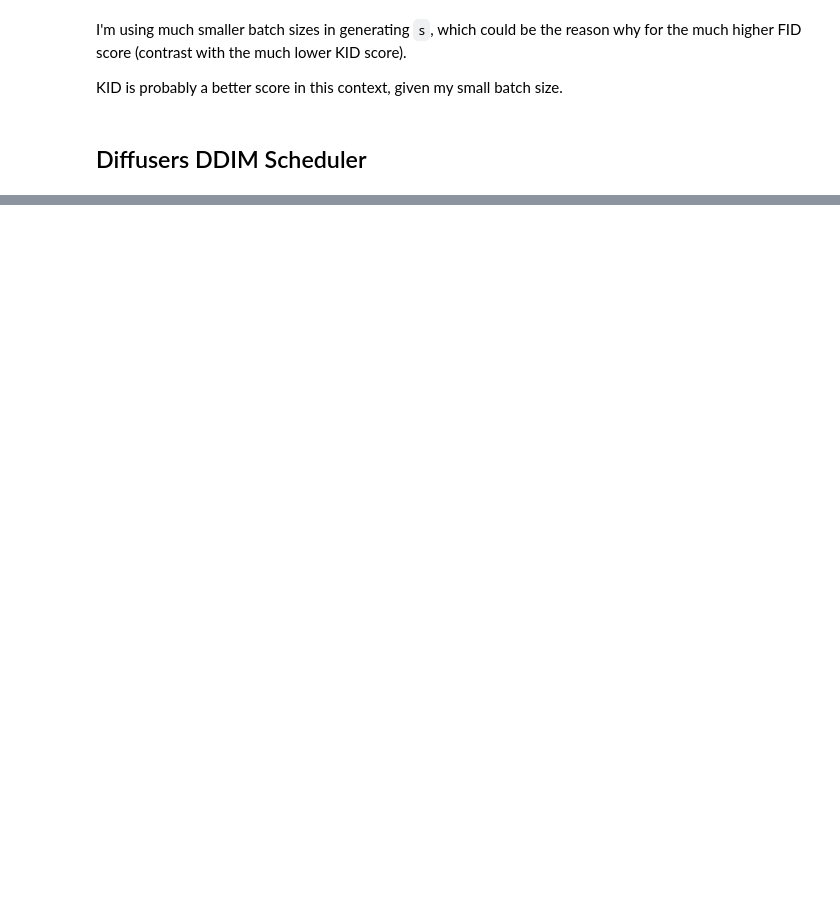
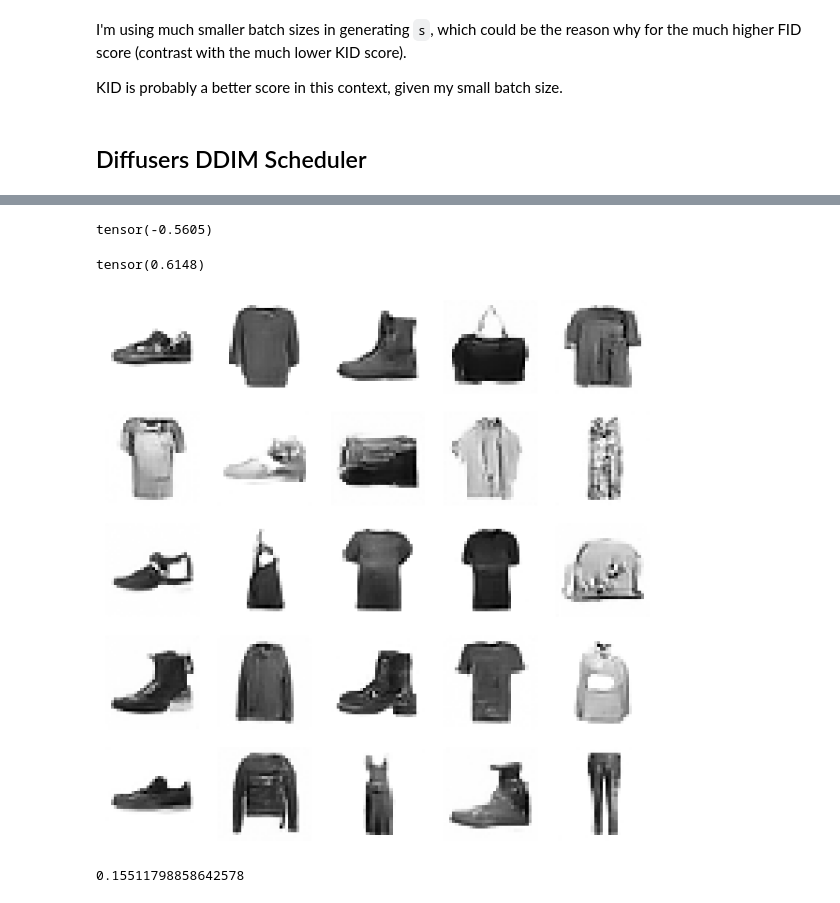
Before and after one commit to 0xSingletOnly/pdlfc, a Jupyter notebook: 20_DDIM.ipynb, the cells around one changed output, grey strips where cells are left out. Saved outputs shown, nothing was run; the diff lists cells and outputs as text; code cells hidden in the pictures; blank space fills up the shorter version.

Commit message:
implement 20_DDIM nb

```diff
--- a/20_DDIM.ipynb
+++ b/20_DDIM.ipynb
@@ -149,0 +178,25 @@ ie.kid(s)
+# %%
+def ddim_step(x_t, t, noise, abar_t, abar_t1, eta):
+    sigma = eta * ((1 - abar_t1)/(1-abar_t)).sqrt() * (1 - abar_t/abar_t1).sqrt()
+    x_0_hat = (x_t - (1-abar_t).sqrt() * noise) / abar_t.sqrt()
+    dir_to_x_t = (1 - abar_t1 - sigma**2).sqrt() * noise
+    random_noise = sigma * torch.randn(x_t.shape, device=x_t.device) if t>0 else torch.zeros(x_t.shape, device=x_t.device)
+
+    x_t = abar_t1.sqrt() * x_0_hat + dir_to_x_t + random_noise
+    return x_t
+# %%
+@torch.no_grad()
+def sample(f, model, sz, n_steps, skips=1, eta=1.):
+    x_t = torch.randn(sz, device=model.device)
+    preds = []
+    tsteps = list(reversed(range(0, n_steps, skips)))
+    for i, t in enumerate(progress_bar(tsteps)):
+        with torch.no_grad(): noise = model(x_t, t).sample
+        abar_t = alpha_bar[t]
+        abar_t1 = alpha_bar[tsteps[i+1]] if t > 0 else torch.tensor(1)
+        x_t = f(x_t, t, noise, abar_t, abar_t1, eta)
+        preds.append(x_t.float().cpu())
+    return preds
+# %%
+%%time
+samples = sample(ddim_step, model, sz, n_steps, skips=10, eta=1.)
@@ -149,0 +229,18 @@ ie.kid(s)
+# %%
+torch.min(samples[-1])
+# %% [output]
+tensor(-0.5605)
+# %%
+torch.max(samples[-1])
+# %% [output]
+tensor(0.6148)
+# %%
+s = (samples[-1] * 2).clamp(-1, 1)
+# %%
+show_images(s[:25], imsize=1.5)
+# %% [output]
+[figure, added]
+# %%
+ie.kid(s)
+# %% [output]
+0.15511798858642578
```
Also changed, not shown: parts of 19 cells of this notebook, 2 other files.
